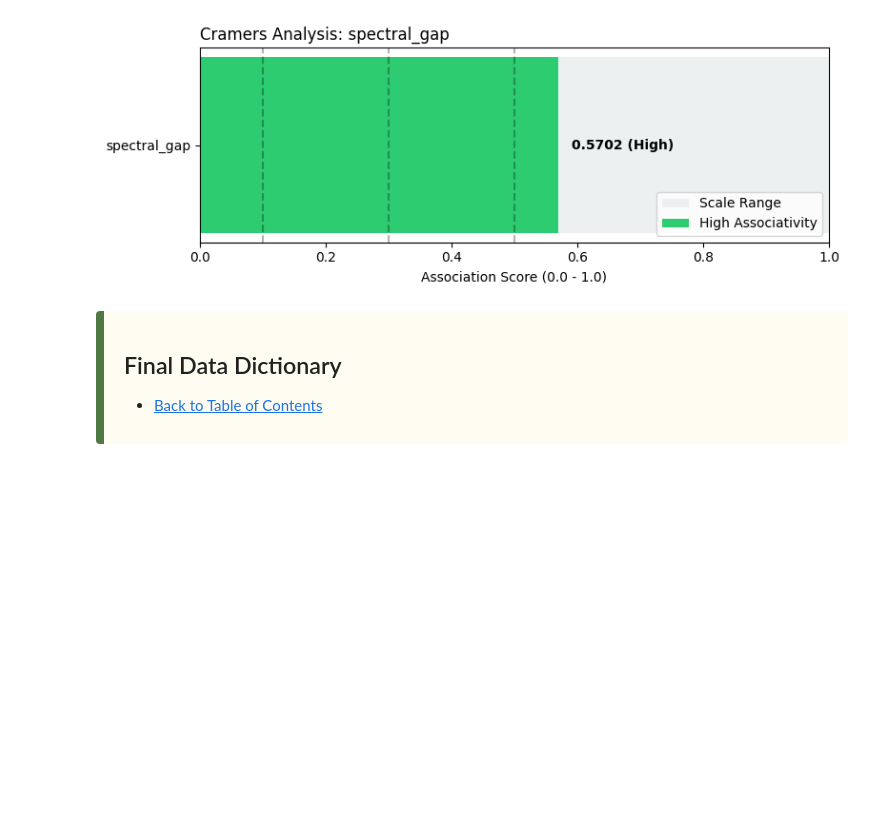
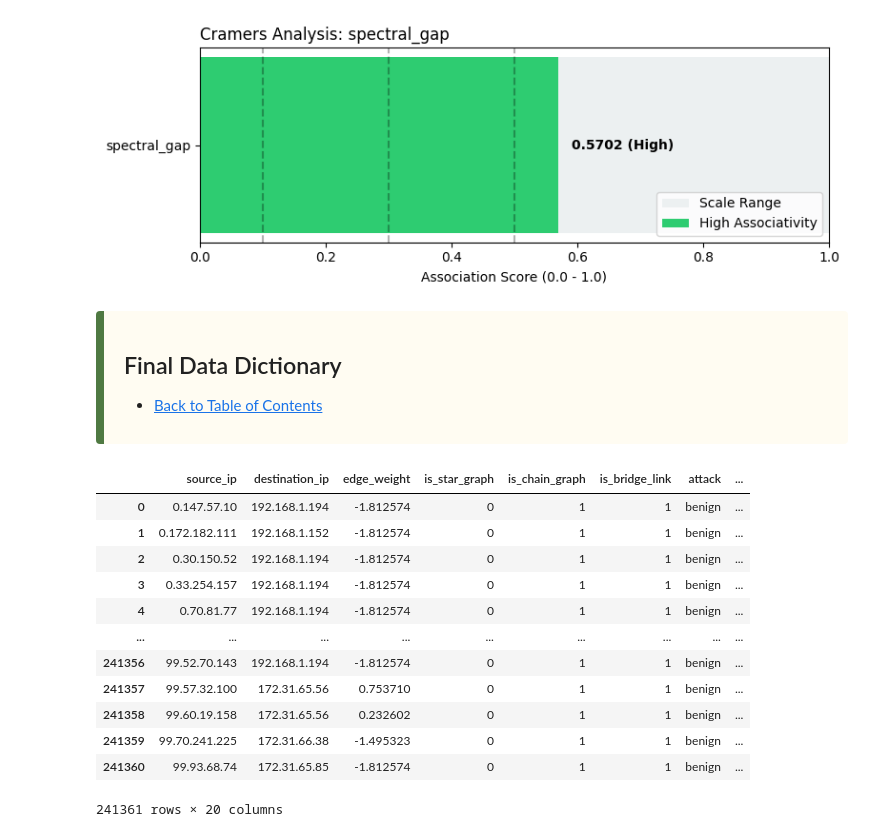
Before and after one commit to JaredWood-DU/COMP3703, a Jupyter notebook: final/explore_complex_networks.ipynb, the cells around one changed output. Drawn from its saved outputs; the diff is of its cells as text; code cells hidden in the pictures; blank space fills up the shorter version.

```diff
--- a/final/explore_complex_networks.ipynb
+++ b/final/explore_complex_networks.ipynb
@@ -702,12 +736,30 @@ spectral_gap has HIGH ASSOCIATION with attack!
 - [Back to Table of Contents](#table-of-contents)
 
 </div>
+# %%
+clean_df = pd.read_parquet('datasets/clean_complex.parquet')
 # %%
 # First lets normalize and scale cols where necessary
 normalized_df = eCN.preprocess_complex_data(clean_df)
 # %%
 # Export the fully prepared dataset for model training and testing
 normalized_df.to_parquet('datasets/prepared_complex.parquet')
+# %%
+normalized_df
+# %% [output]
+|  | source_ip | destination_ip | edge_weight | is_star_graph | is_chain_graph | is_bridge_link | attack | ... |
+| 0 | 0.147.57.10 | 192.168.1.194 | -1.812574 | 0 | 1 | 1 | benign | ... |
+| 1 | 0.172.182.111 | 192.168.1.152 | -1.812574 | 0 | 1 | 1 | benign | ... |
+| 2 | 0.30.150.52 | 192.168.1.194 | -1.812574 | 0 | 1 | 1 | benign | ... |
+| 3 | 0.33.254.157 | 192.168.1.194 | -1.812574 | 0 | 1 | 1 | benign | ... |
+| 4 | 0.70.81.77 | 192.168.1.194 | -1.812574 | 0 | 1 | 1 | benign | ... |
+| ... | ... | ... | ... | ... | ... | ... | ... | ... |
+| 241356 | 99.52.70.143 | 192.168.1.194 | -1.812574 | 0 | 1 | 1 | benign | ... |
+| 241357 | 99.57.32.100 | 172.31.65.56 | 0.753710 | 0 | 1 | 1 | benign | ... |
+| 241358 | 99.60.19.158 | 172.31.65.56 | 0.232602 | 0 | 1 | 1 | benign | ... |
+| 241359 | 99.70.241.225 | 172.31.66.38 | -1.495323 | 0 | 1 | 1 | benign | ... |
+| 241360 | 99.93.68.74 | 172.31.65.85 | -1.812574 | 0 | 1 | 1 | benign | ... |
+241361 rows × 20 columns
 # %% [markdown]
 | Feature Name | Dtype | Example | Description |
 | :--- | :--- | :--- | :--- |
```
Also changed, not shown: parts of 12 cells of this notebook, 1 other file.
